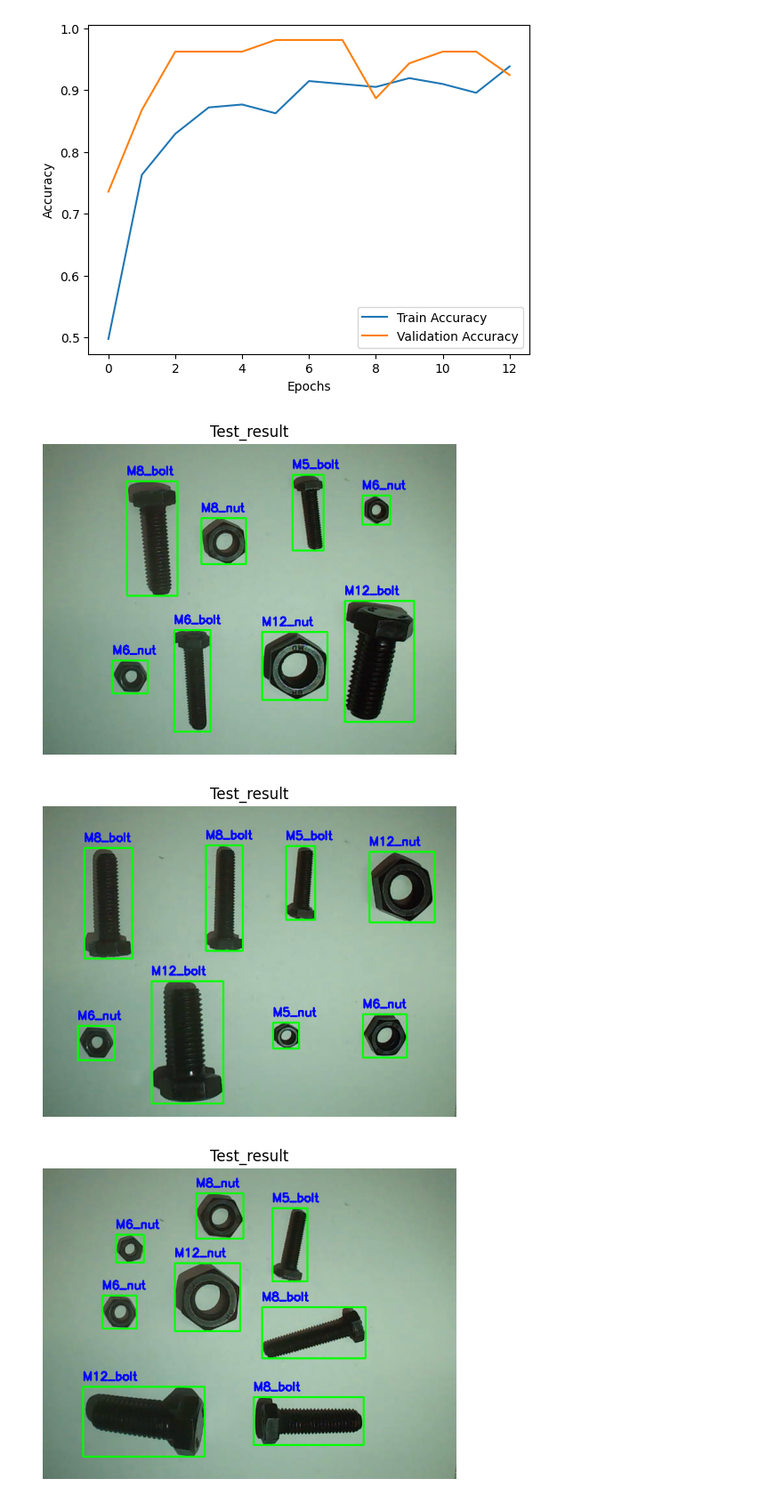
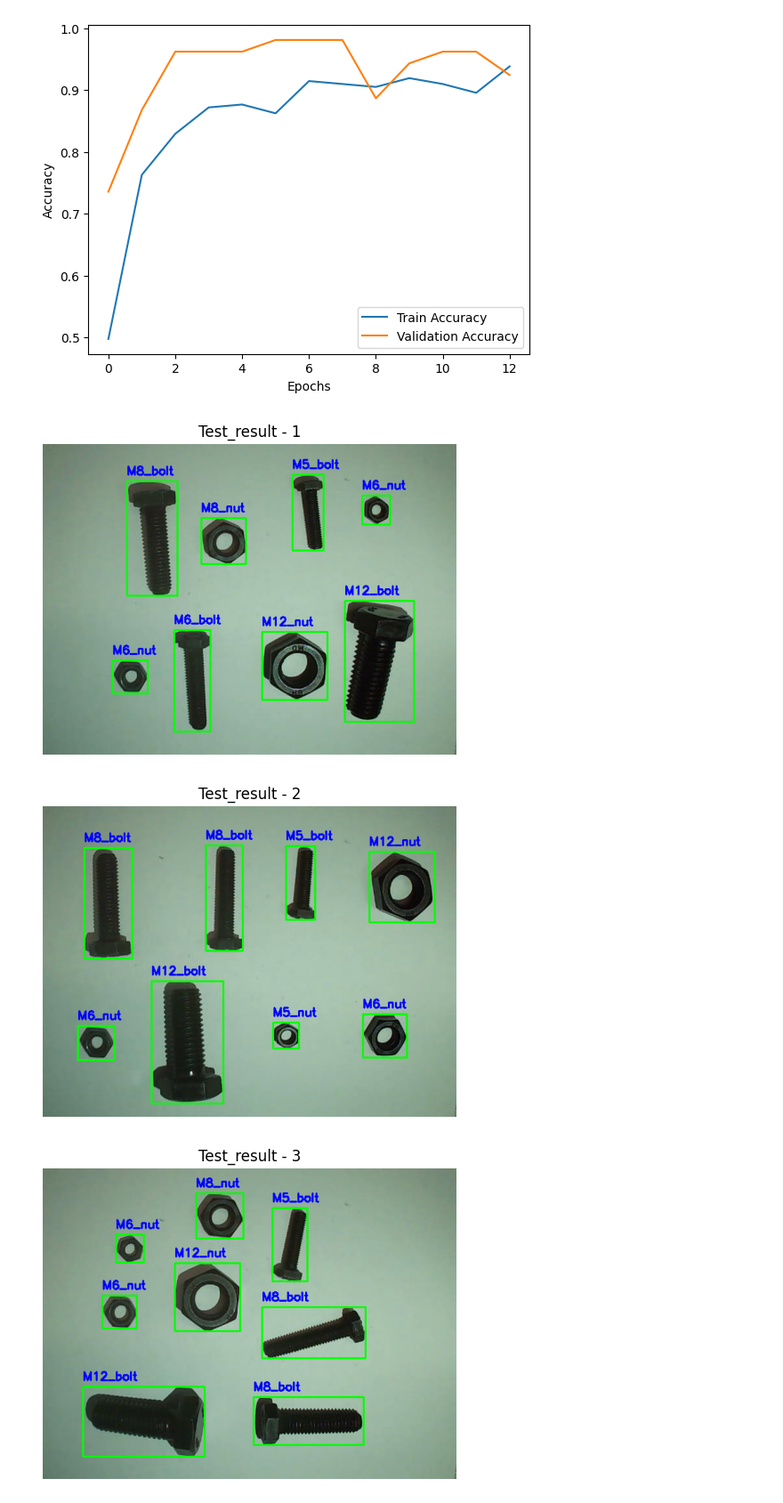
Before and after one commit to Vignesh-Lakshmanasamy-mdx/CW2_ML_PDE4433, a Jupyter notebook: Bolt_nut_classification_using_Mobilenet2.ipynb, the cells around one changed output. Shown at 89% size. Drawn from its saved outputs; the diff is of its cells as text; code cells hidden in the pictures.

```diff
--- a/Bolt_nut_classification_using_Mobilenet2.ipynb
+++ b/Bolt_nut_classification_using_Mobilenet2.ipynb
@@ -206,34 +206,34 @@ for test in range(10):
             x, y, w, h = cv2.boundingRect(cnt)
             cropped = test_image[y:y+h, x:x+w]
 
             output_size = 244
             white_bg = np.ones((output_size, output_size, 3), dtype=np.uint8) * 255
 
             # Ensure cropped size fits
             ch, cw = cropped.shape[:2]
             if ch <= output_size and cw <= output_size:
                 y_offset = (output_size - ch) // 2
                 x_offset = (output_size - cw) // 2
 
                 white_bg[y_offset:y_offset+ch, x_offset:x_offset+cw] = cropped
 
                 # Resize to final model input size
                 final_img = cv2.resize(white_bg, (img_size, img_size))
 
                 # Preprocess the image
                 img_processed = preprocess_input(final_img.astype(np.float32))
                 img_array = np.expand_dims(img_processed, axis=0)
 
                 predictions = model.predict(img_array, verbose=0)
                 class_id = np.argmax(predictions)
                 confidence = np.max(predictions)
 
                 # Draw rectangle and label
                 label = f"{categories[class_id]}"#" ({confidence * 100:.2f}%)"
                 cv2.rectangle(test_image, (x, y), (x + w, y + h), (0, 255, 0), 2)
                 cv2.putText(test_image, label, (x, y - 10), cv2.FONT_HERSHEY_SIMPLEX, 0.6, (0, 0, 255), 2)
-    show_image(test_image,"Test_result",cmap="grey")
+    show_image(test_image,"Test_result - "+str(test),cmap="grey")
 # %% [output]
-[figure, old version]
+[figure, new version]
-[figure, old version]
+[figure, new version]
-[figure, old version]
+[figure, new version]
```
Also changed, not shown: parts of 1 cell of this notebook, 2 other files.
